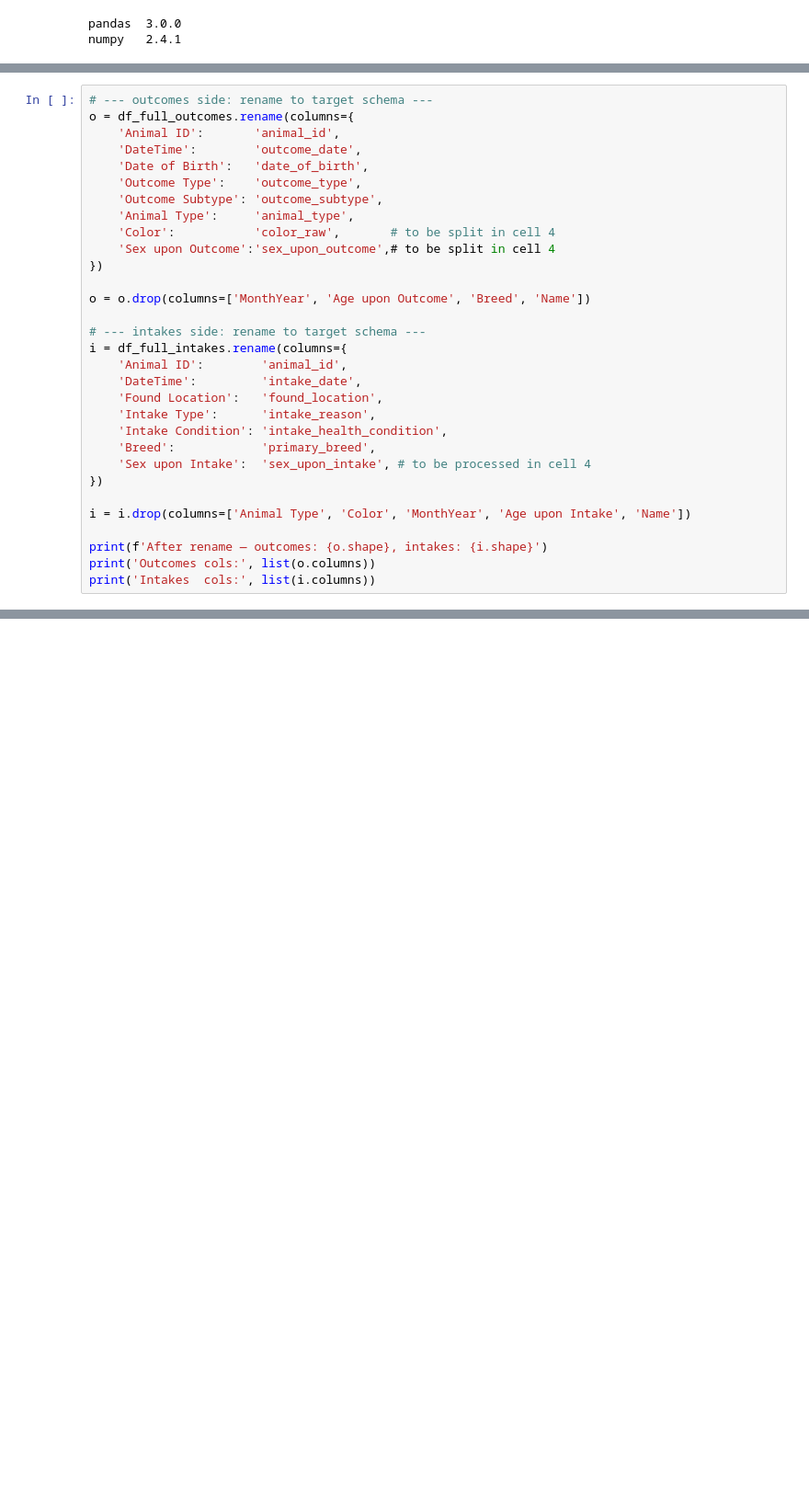
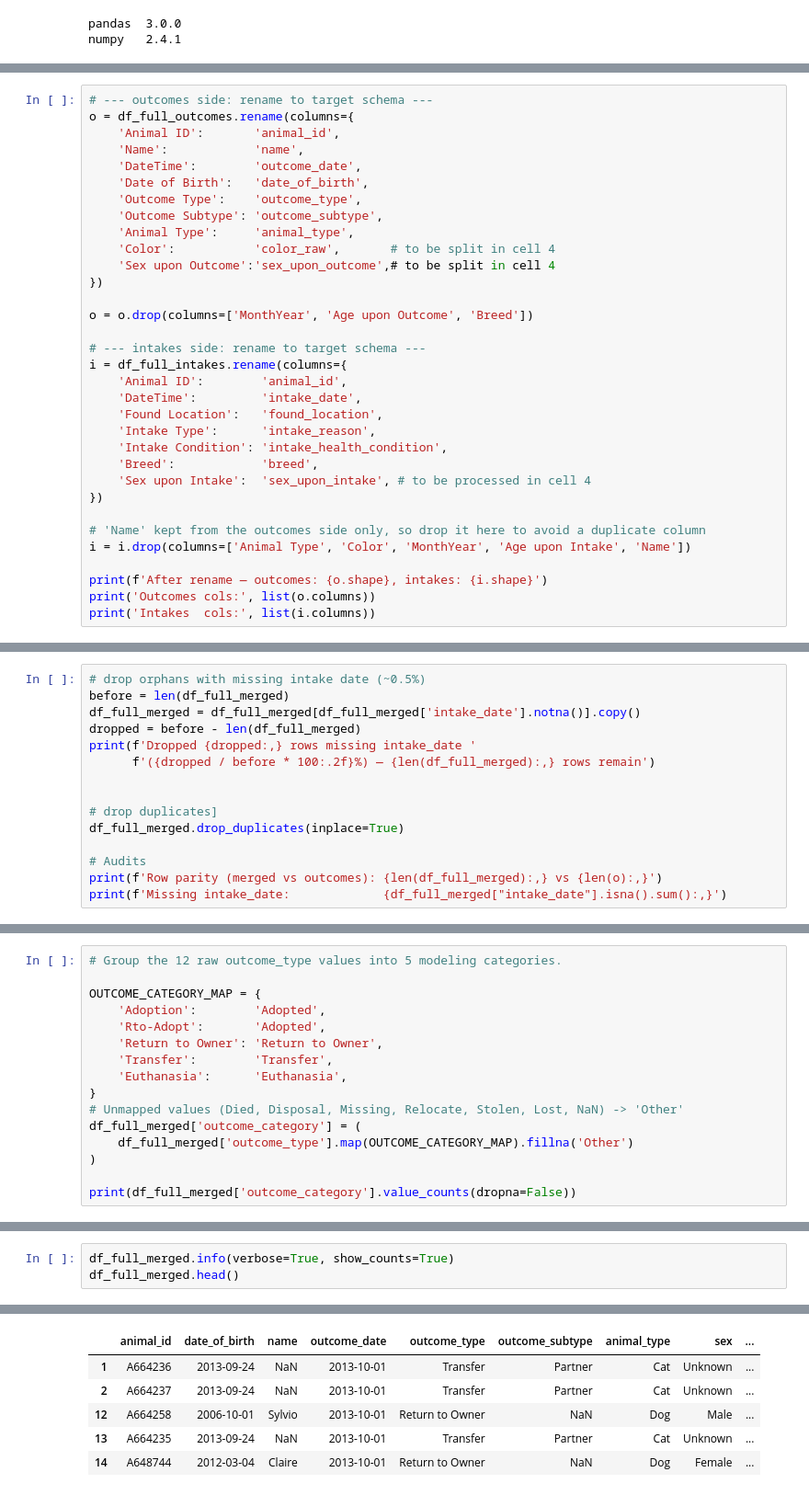
Before and after one commit to chienchien50425-alt/austin-animal-center, a Jupyter notebook: notebooks/01_cleaning_eda.ipynb, the cells around one changed output, grey strips where cells are left out. Shown at 92% size. Cells and saved outputs as stored; diff of their text form; blank space fills up the shorter version.

```diff
--- a/notebooks/01_cleaning_eda.ipynb
+++ b/notebooks/01_cleaning_eda.ipynb
@@ -108,6 +108,7 @@ context. Output: `df_full_merged` — one row per outcome event.
 # --- outcomes side: rename to target schema ---
 o = df_full_outcomes.rename(columns={
     'Animal ID':       'animal_id',
+    'Name':            'name',
     'DateTime':        'outcome_date',
     'Date of Birth':   'date_of_birth',
     'Outcome Type':    'outcome_type',
@@ -117,7 +118,7 @@ o = df_full_outcomes.rename(columns={
     'Sex upon Outcome':'sex_upon_outcome',# to be split in cell 4
 })
 
-o = o.drop(columns=['MonthYear', 'Age upon Outcome', 'Breed', 'Name'])
+o = o.drop(columns=['MonthYear', 'Age upon Outcome', 'Breed'])
 
 # --- intakes side: rename to target schema ---
 i = df_full_intakes.rename(columns={
@@ -126,10 +127,11 @@ i = df_full_intakes.rename(columns={
     'Found Location':   'found_location',
     'Intake Type':      'intake_reason',
     'Intake Condition': 'intake_health_condition',
-    'Breed':            'primary_breed',
+    'Breed':            'breed',
     'Sex upon Intake':  'sex_upon_intake', # to be processed in cell 4
 })
 
+# 'Name' kept from the outcomes side only, so drop it here to avoid a duplicate column
 i = i.drop(columns=['Animal Type', 'Color', 'MonthYear', 'Age upon Intake', 'Name'])
 
 print(f'After rename — outcomes: {o.shape}, intakes: {i.shape}')
@@ -293,0 +283,15 @@ print(f'Saved {len(df_full_merged):,} rows to {out_path}')
+# %%
+# drop orphans with missing intake date (~0.5%)
+before = len(df_full_merged)
+df_full_merged = df_full_merged[df_full_merged['intake_date'].notna()].copy()
+dropped = before - len(df_full_merged)
+print(f'Dropped {dropped:,} rows missing intake_date '
+      f'({dropped / before * 100:.2f}%) — {len(df_full_merged):,} rows remain')
+
+
+# drop duplicates]
+df_full_merged.drop_duplicates(inplace=True)
+
+# Audits
+print(f'Row parity (merged vs outcomes): {len(df_full_merged):,} vs {len(o):,}')
+print(f'Missing intake_date:             {df_full_merged["intake_date"].isna().sum():,}')
@@ -293,0 +313,16 @@ print(f'Saved {len(df_full_merged):,} rows to {out_path}')
+# %%
+# Group the 12 raw outcome_type values into 5 modeling categories.
+
+OUTCOME_CATEGORY_MAP = {
+    'Adoption':        'Adopted',
+    'Rto-Adopt':       'Adopted',
+    'Return to Owner': 'Return to Owner',
+    'Transfer':        'Transfer',
+    'Euthanasia':      'Euthanasia',
+}
+# Unmapped values (Died, Disposal, Missing, Relocate, Stolen, Lost, NaN) -> 'Other'
+df_full_merged['outcome_category'] = (
+    df_full_merged['outcome_type'].map(OUTCOME_CATEGORY_MAP).fillna('Other')
+)
+
+print(df_full_merged['outcome_category'].value_counts(dropna=False))
@@ -293,0 +393,4 @@ print(f'Saved {len(df_full_merged):,} rows to {out_path}')
+# %%
+df_full_merged.info(verbose=True, show_counts=True)
+df_full_merged.head()
+# %% [output]
@@ -293,0 +414,6 @@ print(f'Saved {len(df_full_merged):,} rows to {out_path}')
+|  | animal_id | date_of_birth | name | outcome_date | outcome_type | outcome_subtype | animal_type | sex | ... |
+| 1 | A664236 | 2013-09-24 | NaN | 2013-10-01 | Transfer | Partner | Cat | Unknown | ... |
+| 2 | A664237 | 2013-09-24 | NaN | 2013-10-01 | Transfer | Partner | Cat | Unknown | ... |
+| 12 | A664258 | 2006-10-01 | Sylvio | 2013-10-01 | Return to Owner | NaN | Dog | Male | ... |
+| 13 | A664235 | 2013-09-24 | NaN | 2013-10-01 | Transfer | Partner | Cat | Unknown | ... |
+| 14 | A648744 | 2012-03-04 | Claire | 2013-10-01 | Return to Owner | NaN | Dog | Female | ... |
```
Also changed, not shown: parts of 27 cells of this notebook, 2 other files.
